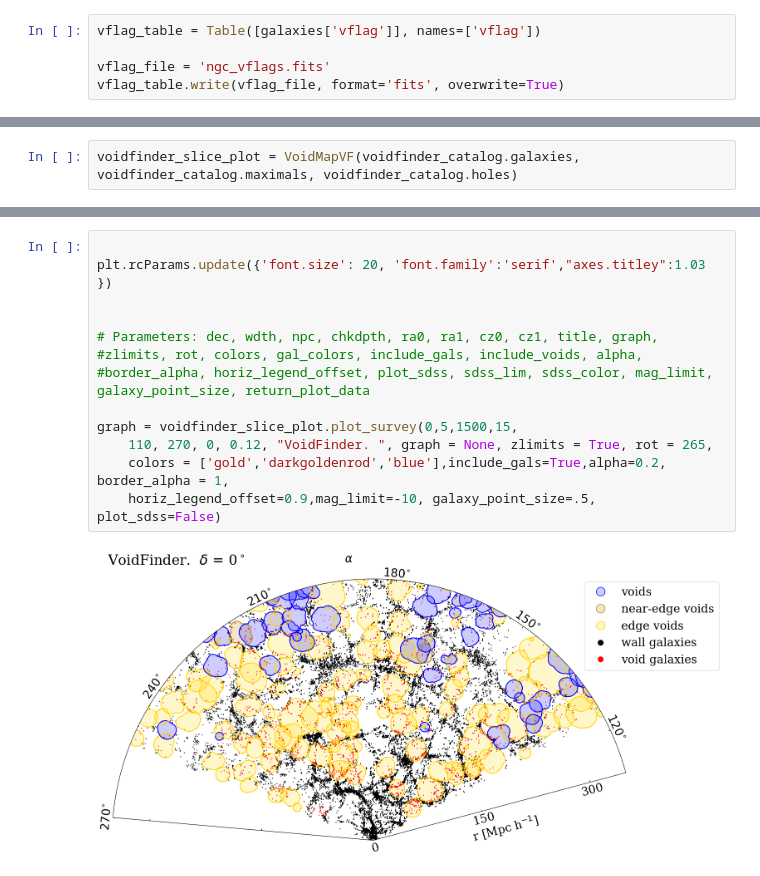
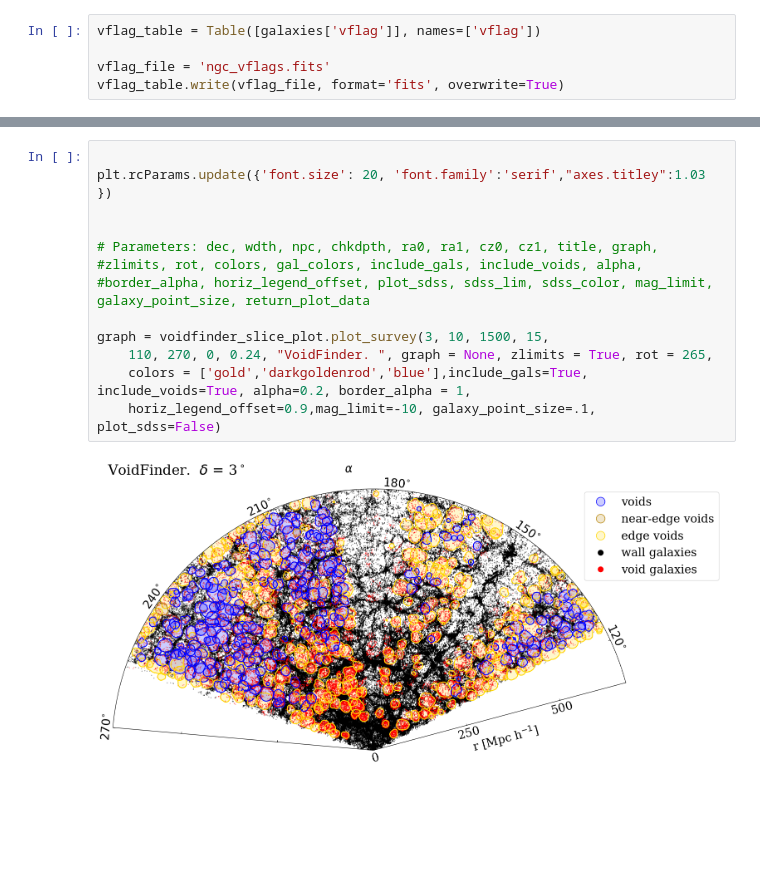
Before and after one commit to DESI-UR/bff, a Jupyter notebook: Classify Galaxies.ipynb, the cells around one changed output, grey strips where cells are left out. Drawn from its saved outputs; the diff is of its cells as text; blank space fills up the shorter version.

```diff
--- a/Classify Galaxies.ipynb
+++ b/Classify Galaxies.ipynb
@@ -451,2 +506,0 @@ rmag 已成功转换为 NumPy 数组，类型为 float32。
-# %%
-voidfinder_slice_plot = VoidMapVF(voidfinder_catalog.galaxies, voidfinder_catalog.maximals, voidfinder_catalog.holes)
@@ -463,15 +507,15 @@ convert rmag to NumPy array, float32.
 # %%
 
 plt.rcParams.update({'font.size': 20, 'font.family':'serif',"axes.titley":1.03 })
 
 
 # Parameters: dec, wdth, npc, chkdpth, ra0, ra1, cz0, cz1, title, graph,
 #zlimits, rot, colors, gal_colors, include_gals, include_voids, alpha,
 #border_alpha, horiz_legend_offset, plot_sdss, sdss_lim, sdss_color, mag_limit, galaxy_point_size, return_plot_data
 
-graph = voidfinder_slice_plot.plot_survey(0,5,1500,15,
-    110, 270, 0, 0.12, "VoidFinder. ", graph = None, zlimits = True, rot = 265,
-    colors = ['gold','darkgoldenrod','blue'],include_gals=True,alpha=0.2, border_alpha = 1,
-    horiz_legend_offset=0.9,mag_limit=-10, galaxy_point_size=.5, plot_sdss=False)
+graph = voidfinder_slice_plot.plot_survey(3, 10, 1500, 15,
+    110, 270, 0, 0.24, "VoidFinder. ", graph = None, zlimits = True, rot = 265,
+    colors = ['gold','darkgoldenrod','blue'],include_gals=True, include_voids=True, alpha=0.2, border_alpha = 1,
+    horiz_legend_offset=0.9,mag_limit=-10, galaxy_point_size=.1, plot_sdss=False)
 # %% [output]
-[figure, old version]
+[figure, new version]
```
Also changed, not shown: parts of 14 cells of this notebook.
